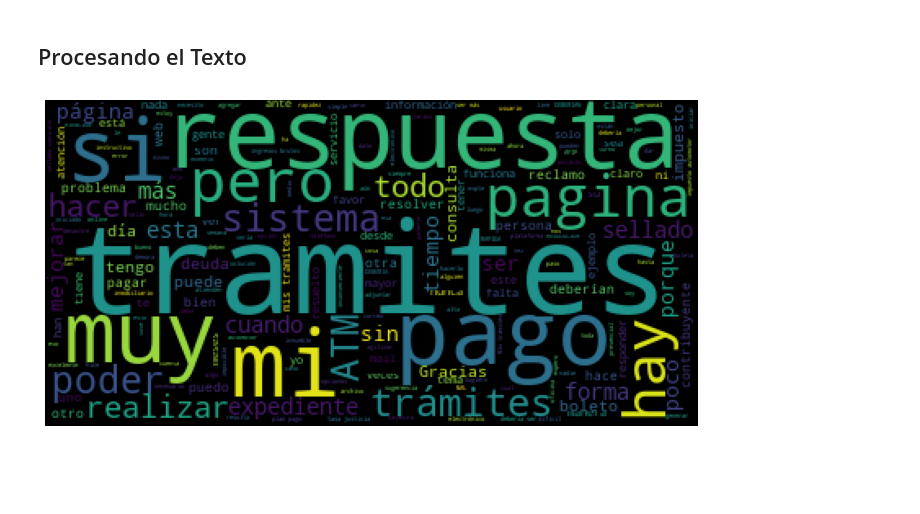
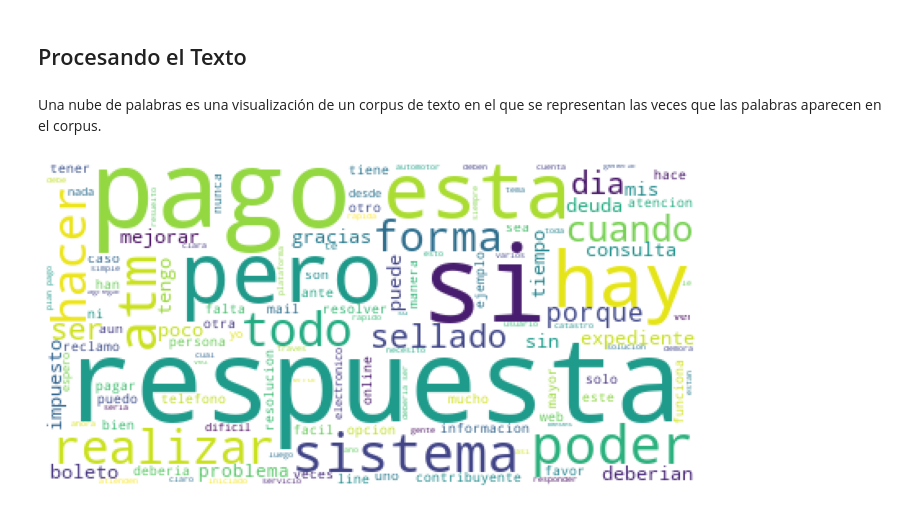
Before and after one commit to atmdatascience/python, a Jupyter notebook: colab/Analisis_v02.ipynb, the cells around one changed output. Drawn from its saved outputs; the diff is of its cells as text; code cells hidden in the pictures; blank space fills up the shorter version.

```diff
--- a/colab/Analisis_v02.ipynb
+++ b/colab/Analisis_v02.ipynb
@@ -135,0 +138,3 @@ texto
+# %%
+texto.P7 = texto.P7.astype(str).str.lower()
+texto
@@ -135,0 +157,11 @@ texto
+# %%
+texto.P7 = texto.P7.astype(str).str.replace("á","a")
+texto.P7 = texto.P7.astype(str).str.replace("é","e")
+texto.P7 = texto.P7.astype(str).str.replace("í","i")
+texto.P7 = texto.P7.astype(str).str.replace("ó","o")
+texto.P7 = texto.P7.astype(str).str.replace("ú","u")
+texto.P7 = texto.P7.astype(str).str.replace("ü","u")
+texto.P7 = texto.P7.astype(str).str.replace(",","")
+texto.P7 = texto.P7.astype(str).str.replace(";","")
+texto.P7 = texto.P7.astype(str).str.replace(":","")
+texto
@@ -158,14 +206,16 @@ True
 # %%
 stopwords = set(STOPWORDS)
 stopwords.update(["la","el","que","de","en","con","una","por","del","para","es","lo","se",
-                 "los","me","un","ya","tramite","trámite","las","al","como","mas"])
+                 "los","me","un","ya","tramites","tramite","las","al","como","mas","pagina","mi","muy"])
+
 text = " ".join(review for review in texto.P7)
-
-wordcloud = WordCloud(stopwords=stopwords).generate(text)
+wordcloud = WordCloud(stopwords=stopwords, background_color ="white").generate(text)
+# %% [markdown]
+Una nube de palabras es una visualización de un corpus de texto en el que se representan las veces que las palabras aparecen en el corpus.
 # %%
-plt.figure(figsize=(14,6))
+plt.figure(figsize=(15,6))
 plt.axis("off")
 plt.imshow(wordcloud)
 plt.show()
 # %% [output]
-[figure, old version]
+[figure, new version]
```
Also changed, not shown: parts of 5 cells of this notebook.
